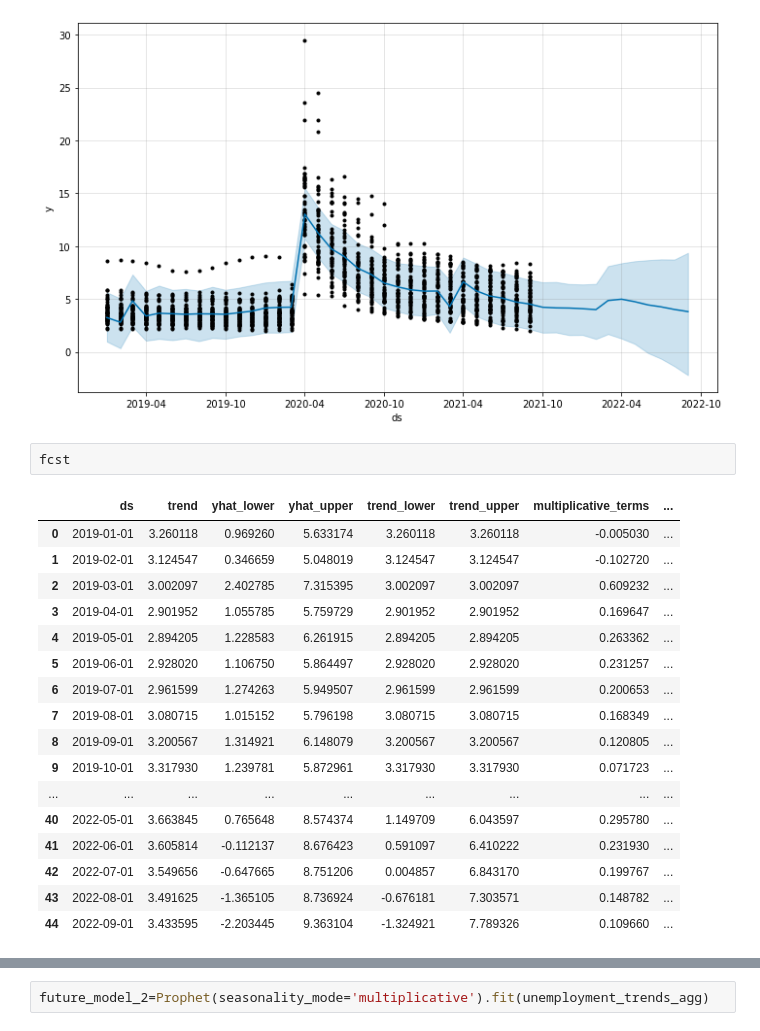
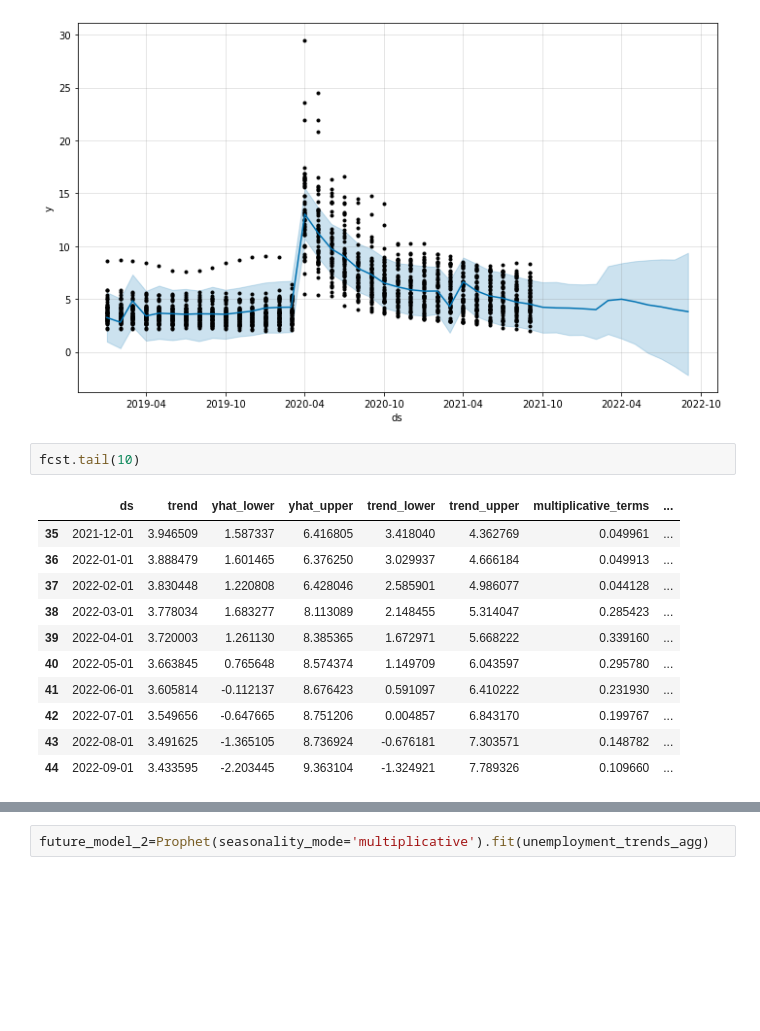
Before and after one commit to NoahToomeyBC/project-vu, a Jupyter notebook: ML_test/ml_data_test.ipynb, the cells around one changed output, grey strips where cells are left out. Cells and saved outputs as stored; diff of their text form; blank space fills up the shorter version.

```diff
--- a/ML_test/ml_data_test.ipynb
+++ b/ML_test/ml_data_test.ipynb
@@ -1339,20 +1433,14 @@ fig = future_model.plot(fcst)
 # %% [output]
 [figure]
 # %%
-fcst
+fcst.tail(10)
 # %% [output]
 |  | ds | trend | yhat_lower | yhat_upper | trend_lower | trend_upper | multiplicative_terms | ... |
-| 0 | 2019-01-01 | 3.260118 | 0.969260 | 5.633174 | 3.260118 | 3.260118 | -0.005030 | ... |
-| 1 | 2019-02-01 | 3.124547 | 0.346659 | 5.048019 | 3.124547 | 3.124547 | -0.102720 | ... |
-| 2 | 2019-03-01 | 3.002097 | 2.402785 | 7.315395 | 3.002097 | 3.002097 | 0.609232 | ... |
-| 3 | 2019-04-01 | 2.901952 | 1.055785 | 5.759729 | 2.901952 | 2.901952 | 0.169647 | ... |
-| 4 | 2019-05-01 | 2.894205 | 1.228583 | 6.261915 | 2.894205 | 2.894205 | 0.263362 | ... |
-| 5 | 2019-06-01 | 2.928020 | 1.106750 | 5.864497 | 2.928020 | 2.928020 | 0.231257 | ... |
-| 6 | 2019-07-01 | 2.961599 | 1.274263 | 5.949507 | 2.961599 | 2.961599 | 0.200653 | ... |
-| 7 | 2019-08-01 | 3.080715 | 1.015152 | 5.796198 | 3.080715 | 3.080715 | 0.168349 | ... |
-| 8 | 2019-09-01 | 3.200567 | 1.314921 | 6.148079 | 3.200567 | 3.200567 | 0.120805 | ... |
-| 9 | 2019-10-01 | 3.317930 | 1.239781 | 5.872961 | 3.317930 | 3.317930 | 0.071723 | ... |
-| ... | ... | ... | ... | ... | ... | ... | ... | ... |
+| 35 | 2021-12-01 | 3.946509 | 1.587337 | 6.416805 | 3.418040 | 4.362769 | 0.049961 | ... |
+| 36 | 2022-01-01 | 3.888479 | 1.601465 | 6.376250 | 3.029937 | 4.666184 | 0.049913 | ... |
+| 37 | 2022-02-01 | 3.830448 | 1.220808 | 6.428046 | 2.585901 | 4.986077 | 0.044128 | ... |
+| 38 | 2022-03-01 | 3.778034 | 1.683277 | 8.113089 | 2.148455 | 5.314047 | 0.285423 | ... |
+| 39 | 2022-04-01 | 3.720003 | 1.261130 | 8.385365 | 1.672971 | 5.668222 | 0.339160 | ... |
 | 40 | 2022-05-01 | 3.663845 | 0.765648 | 8.574374 | 1.149709 | 6.043597 | 0.295780 | ... |
 | 41 | 2022-06-01 | 3.605814 | -0.112137 | 8.676423 | 0.591097 | 6.410222 | 0.231930 | ... |
 | 42 | 2022-07-01 | 3.549656 | -0.647665 | 8.751206 | 0.004857 | 6.843170 | 0.199767 | ... |
```
Also changed, not shown: parts of 16 cells of this notebook, 3 other files.
